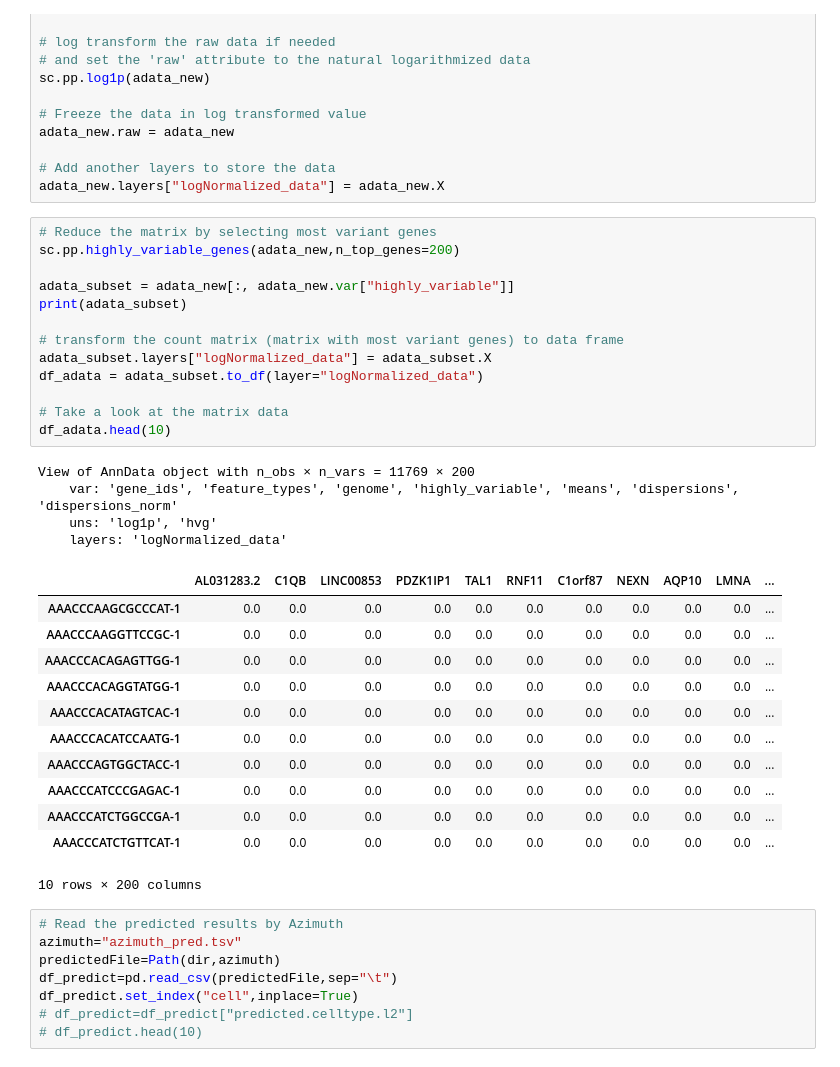
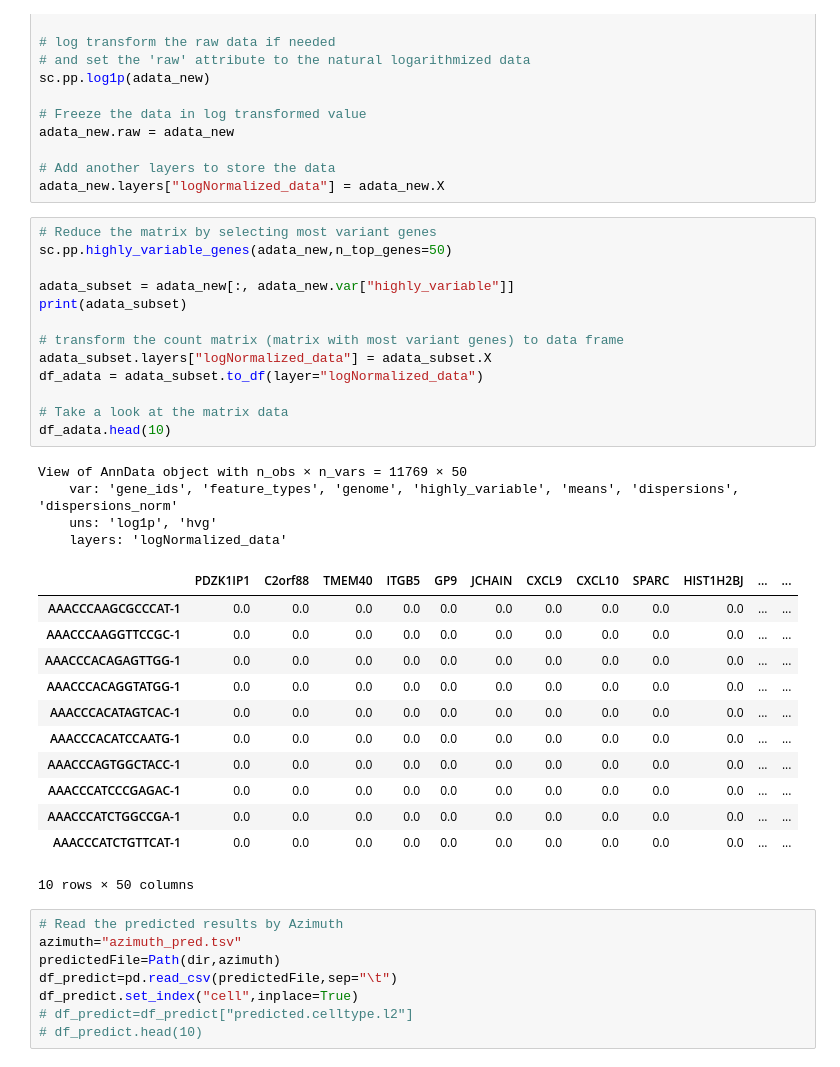
Before and after one commit to pocession/automl, a Jupyter notebook: sample_data/scRNA_subsetting.ipynb, the cells around one changed output. Drawn from its saved outputs; the diff is of its cells as text.

```diff
--- a/sample_data/scRNA_subsetting.ipynb
+++ b/sample_data/scRNA_subsetting.ipynb
@@ -80,34 +80,34 @@ adata_new.raw = adata_new
 adata_new.layers["logNormalized_data"] = adata_new.X
 # %%
 # Reduce the matrix by selecting most variant genes
-sc.pp.highly_variable_genes(adata_new,n_top_genes=200)
+sc.pp.highly_variable_genes(adata_new,n_top_genes=50)
 
 adata_subset = adata_new[:, adata_new.var["highly_variable"]]
 print(adata_subset)
 
 # transform the count matrix (matrix with most variant genes) to data frame
 adata_subset.layers["logNormalized_data"] = adata_subset.X
 df_adata = adata_subset.to_df(layer="logNormalized_data")
 
 # Take a look at the matrix data
 df_adata.head(10)
 # %% [output]
-View of AnnData object with n_obs × n_vars = 11769 × 200
+View of AnnData object with n_obs × n_vars = 11769 × 50
     var: 'gene_ids', 'feature_types', 'genome', 'highly_variable', 'means', 'dispersions', 'dispersions_norm'
     uns: 'log1p', 'hvg'
     layers: 'logNormalized_data'
-|  | AL031283.2 | C1QB | LINC00853 | PDZK1IP1 | TAL1 | RNF11 | C1orf87 | NEXN | AQP10 | LMNA | ... |
-| AAACCCAAGCGCCCAT-1 | 0.0 | 0.0 | 0.0 | 0.0 | 0.0 | 0.0 | 0.0 | 0.0 | 0.0 | 0.0 | ... |
-| AAACCCAAGGTTCCGC-1 | 0.0 | 0.0 | 0.0 | 0.0 | 0.0 | 0.0 | 0.0 | 0.0 | 0.0 | 0.0 | ... |
-| AAACCCACAGAGTTGG-1 | 0.0 | 0.0 | 0.0 | 0.0 | 0.0 | 0.0 | 0.0 | 0.0 | 0.0 | 0.0 | ... |
-| AAACCCACAGGTATGG-1 | 0.0 | 0.0 | 0.0 | 0.0 | 0.0 | 0.0 | 0.0 | 0.0 | 0.0 | 0.0 | ... |
-| AAACCCACATAGTCAC-1 | 0.0 | 0.0 | 0.0 | 0.0 | 0.0 | 0.0 | 0.0 | 0.0 | 0.0 | 0.0 | ... |
-| AAACCCACATCCAATG-1 | 0.0 | 0.0 | 0.0 | 0.0 | 0.0 | 0.0 | 0.0 | 0.0 | 0.0 | 0.0 | ... |
-| AAACCCAGTGGCTACC-1 | 0.0 | 0.0 | 0.0 | 0.0 | 0.0 | 0.0 | 0.0 | 0.0 | 0.0 | 0.0 | ... |
-| AAACCCATCCCGAGAC-1 | 0.0 | 0.0 | 0.0 | 0.0 | 0.0 | 0.0 | 0.0 | 0.0 | 0.0 | 0.0 | ... |
-| AAACCCATCTGGCCGA-1 | 0.0 | 0.0 | 0.0 | 0.0 | 0.0 | 0.0 | 0.0 | 0.0 | 0.0 | 0.0 | ... |
-| AAACCCATCTGTTCAT-1 | 0.0 | 0.0 | 0.0 | 0.0 | 0.0 | 0.0 | 0.0 | 0.0 | 0.0 | 0.0 | ... |
+|  | PDZK1IP1 | C2orf88 | TMEM40 | ITGB5 | GP9 | JCHAIN | CXCL9 | CXCL10 | SPARC | HIST1H2BJ | ... | ... |
+| AAACCCAAGCGCCCAT-1 | 0.0 | 0.0 | 0.0 | 0.0 | 0.0 | 0.0 | 0.0 | 0.0 | 0.0 | 0.0 | ... | ... |
+| AAACCCAAGGTTCCGC-1 | 0.0 | 0.0 | 0.0 | 0.0 | 0.0 | 0.0 | 0.0 | 0.0 | 0.0 | 0.0 | ... | ... |
+| AAACCCACAGAGTTGG-1 | 0.0 | 0.0 | 0.0 | 0.0 | 0.0 | 0.0 | 0.0 | 0.0 | 0.0 | 0.0 | ... | ... |
+| AAACCCACAGGTATGG-1 | 0.0 | 0.0 | 0.0 | 0.0 | 0.0 | 0.0 | 0.0 | 0.0 | 0.0 | 0.0 | ... | ... |
+| AAACCCACATAGTCAC-1 | 0.0 | 0.0 | 0.0 | 0.0 | 0.0 | 0.0 | 0.0 | 0.0 | 0.0 | 0.0 | ... | ... |
+| AAACCCACATCCAATG-1 | 0.0 | 0.0 | 0.0 | 0.0 | 0.0 | 0.0 | 0.0 | 0.0 | 0.0 | 0.0 | ... | ... |
+| AAACCCAGTGGCTACC-1 | 0.0 | 0.0 | 0.0 | 0.0 | 0.0 | 0.0 | 0.0 | 0.0 | 0.0 | 0.0 | ... | ... |
+| AAACCCATCCCGAGAC-1 | 0.0 | 0.0 | 0.0 | 0.0 | 0.0 | 0.0 | 0.0 | 0.0 | 0.0 | 0.0 | ... | ... |
+| AAACCCATCTGGCCGA-1 | 0.0 | 0.0 | 0.0 | 0.0 | 0.0 | 0.0 | 0.0 | 0.0 | 0.0 | 0.0 | ... | ... |
+| AAACCCATCTGTTCAT-1 | 0.0 | 0.0 | 0.0 | 0.0 | 0.0 | 0.0 | 0.0 | 0.0 | 0.0 | 0.0 | ... | ... |
-10 rows × 200 columns
+10 rows × 50 columns
 # %%
 # Read the predicted results by Azimuth
 azimuth="azimuth_pred.tsv"
```
Also changed, not shown: parts of 1 cell of this notebook, 1 other file.
